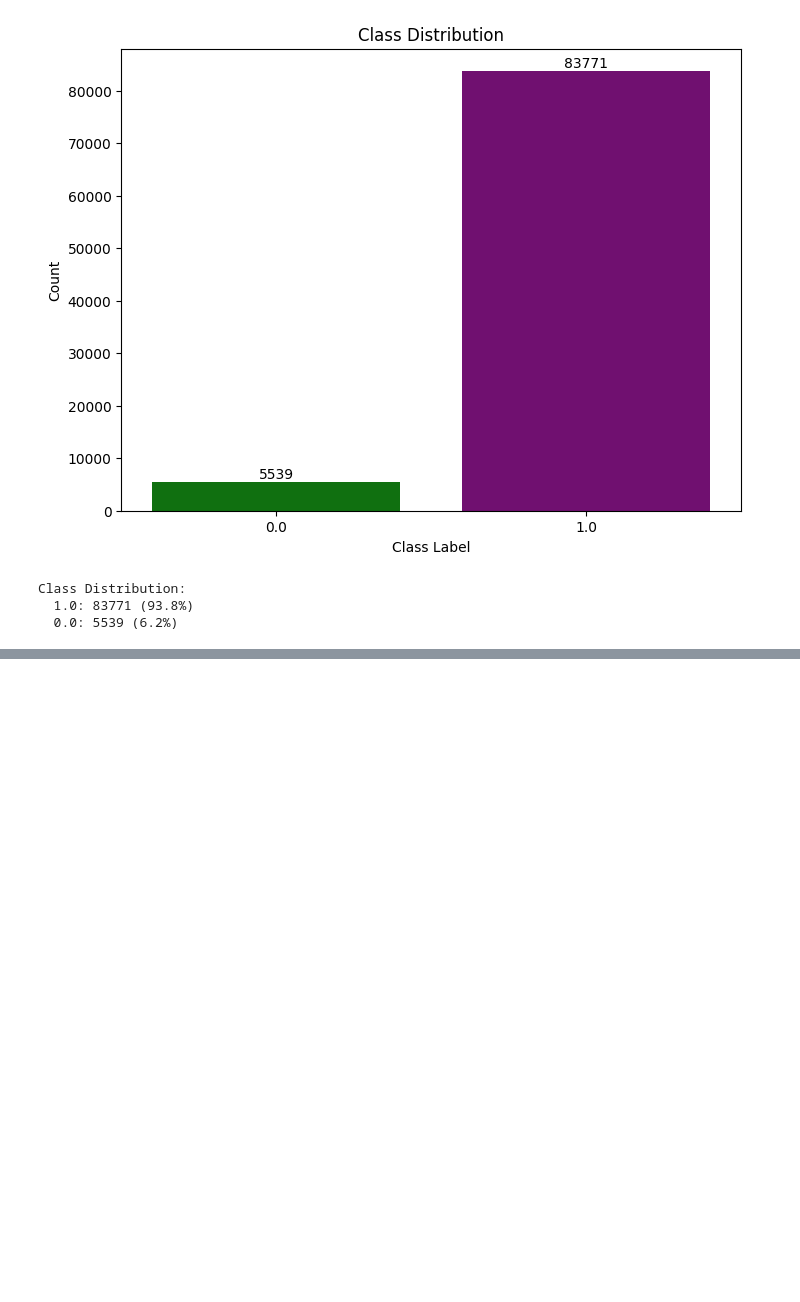
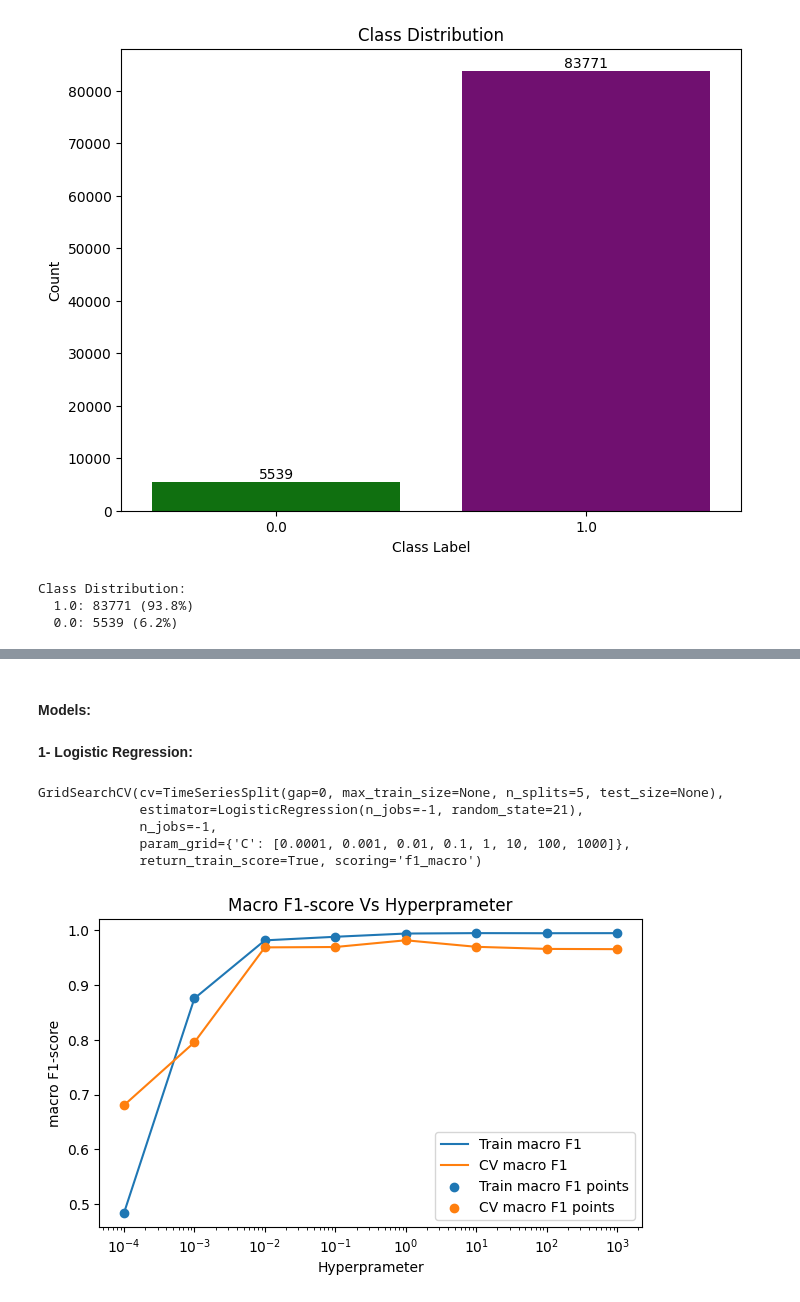
Before and after one commit to Mo7ammedAOS/Predictive-Maintenance-for-Water-Pump-Units, a Jupyter notebook: notebooks/Water_pump_pdm.ipynb, the cells around one changed output, grey strips where cells are left out. Saved outputs shown, nothing was run; the diff lists cells and outputs as text; code cells hidden in the pictures; blank space fills up the shorter version.

```diff
--- a/notebooks/Water_pump_pdm.ipynb
+++ b/notebooks/Water_pump_pdm.ipynb
@@ -683,0 +682,26 @@ array([[0.97643798, 0.8470994 , 0.95053407, ..., 0.21192803, 0.50371955,
+# %%
+
+
+def get_cv_plot(validation, parameter):
+    results = pd.DataFrame.from_dict(validation.cv_results_)
+    results = results.sort_values([parameter])
+
+    train_macro_f1 = validation.cv_results_['mean_train_score']
+    cv_macro_f1 = validation.cv_results_['mean_test_score']
+    C = results[parameter]
+
+    plt.figure(figsize = (7,4))
+    plt.plot(C, train_macro_f1, label = "Train macro F1")
+    plt.plot(C, cv_macro_f1, label = "CV macro F1")
+    plt.scatter(C, train_macro_f1, label = "Train macro F1 points")
+    plt.scatter(C, cv_macro_f1, label = "CV macro F1 points")
+
+
+    plt.xscale('log')
+    plt.legend()
+    plt.xlabel('Hyperprameter')
+    plt.ylabel("macro F1-score")
+    plt.title("Macro F1-score Vs Hyperprameter")
+    plt.grid(linestyle = '-', linewidth = 0.5)
+    plt.grid()
+    plt.show()
@@ -683,0 +742,28 @@ array([[0.97643798, 0.8470994 , 0.95053407, ..., 0.21192803, 0.50371955,
+# %% [markdown]
+#### Models:
+# %% [markdown]
+**1- Logistic Regression:**
+# %%
+log_reg = LogisticRegression(n_jobs=-1, random_state = 21)
+param_grid = {'C': [0.0001, 0.001, 0.01, 0.1, 1, 10, 100, 1000]}
+folds = TimeSeriesSplit(n_splits=5)
+clf = GridSearchCV(
+    estimator=log_reg,
+    param_grid= param_grid,
+    cv= folds,
+    scoring='f1_macro',
+    n_jobs=-1,
+    return_train_score=True
+)
+
+clf.fit(X_train,y_train)
+# %% [output]
+GridSearchCV(cv=TimeSeriesSplit(gap=0, max_train_size=None, n_splits=5, test_size=None),
+             estimator=LogisticRegression(n_jobs=-1, random_state=21),
+             n_jobs=-1,
+             param_grid={'C': [0.0001, 0.001, 0.01, 0.1, 1, 10, 100, 1000]},
+             return_train_score=True, scoring='f1_macro')
+# %%
+get_cv_plot(clf, 'param_C')
+# %% [output]
+[figure, added]
```
Also changed, not shown: parts of 50 cells of this notebook, 7 other files.
